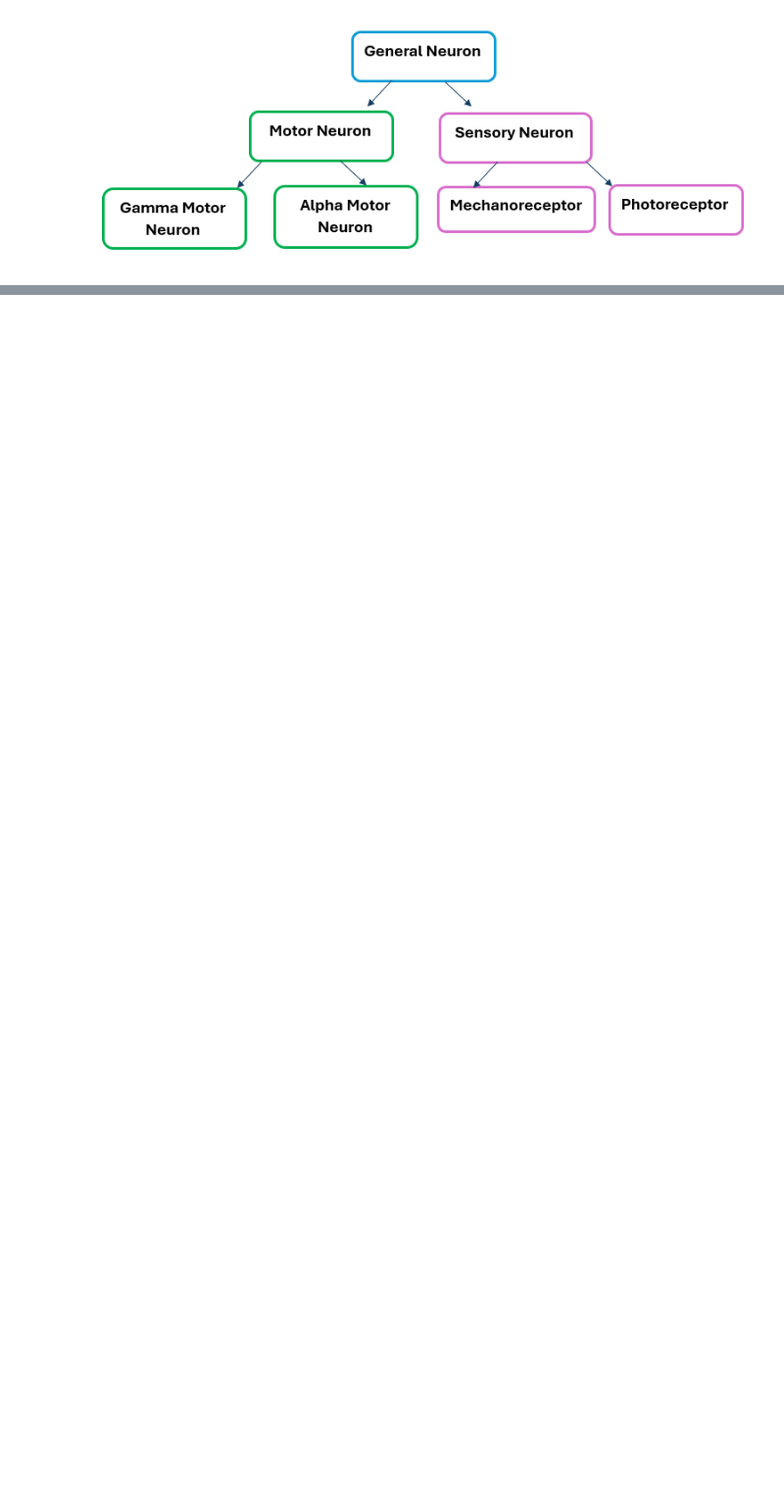
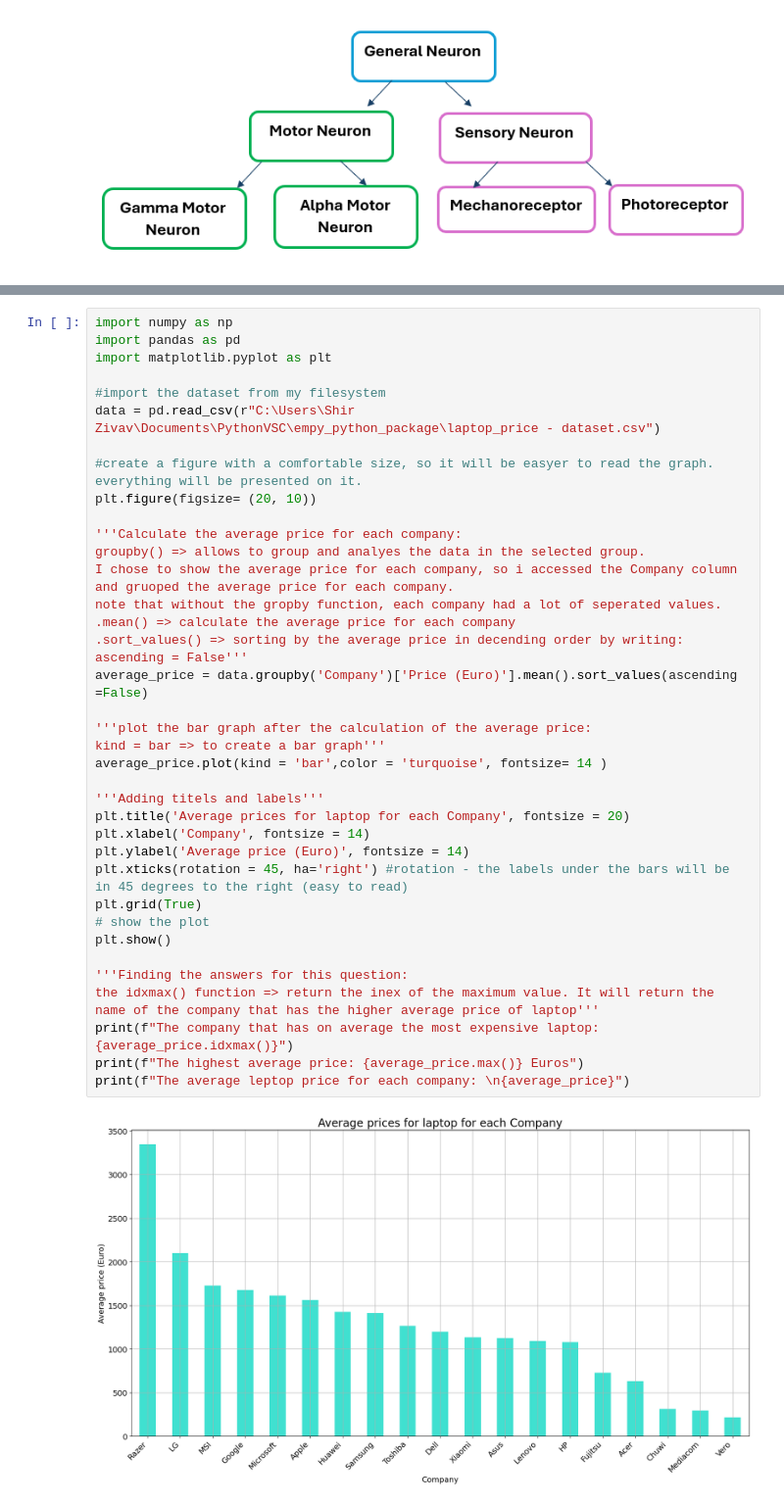
Before and after one commit to ShirZivav/mini_project1, a Jupyter notebook: app_notebook.ipynb, the cells around one changed output, grey strips where cells are left out. Shown at 98% size. Cells and saved outputs as stored; diff of their text form; blank space fills up the shorter version.

```diff
--- a/app_notebook.ipynb
+++ b/app_notebook.ipynb
@@ -164,0 +173,39 @@ plt.plot(signal)
+# %%
+import numpy as np
+import pandas as pd
+import matplotlib.pyplot as plt
+
+#import the dataset from my filesystem
+data = pd.read_csv(r"C:\Users\Shir Zivav\Documents\PythonVSC\empy_python_package\laptop_price - dataset.csv")
+
+#create a figure with a comfortable size, so it will be easyer to read the graph. everything will be presented on it.
+plt.figure(figsize= (20, 10))
+
+'''Calculate the average price for each company:
+groupby() => allows to group and analyes the data in the selected group.
+I chose to show the average price for each company, so i accessed the Company column and gruoped the average price for each company.
+note that without the gropby function, each company had a lot of seperated values.
+.mean() => calculate the average price for each company
+.sort_values() => sorting by the average price in decending order by writing: ascending = False'''
+average_price = data.groupby('Company')['Price (Euro)'].mean().sort_values(ascending =False)
+
+'''plot the bar graph after the calculation of the average price:
+kind = bar => to create a bar graph'''
+average_price.plot(kind = 'bar',color = 'turquoise', fontsize= 14 )
+
+'''Adding titels and labels'''
+plt.title('Average prices for laptop for each Company', fontsize = 20)
+plt.xlabel('Company', fontsize = 14)
+plt.ylabel('Average price (Euro)', fontsize = 14)
+plt.xticks(rotation = 45, ha='right') #rotation - the labels under the bars will be in 45 degrees to the right (easy to read)
+plt.grid(True)
+# show the plot
+plt.show()
+
+'''Finding the answers for this question:
+the idxmax() function => return the inex of the maximum value. It will return the name of the company that has the higher average price of laptop'''
+print(f"The company that has on average the most expensive laptop: {average_price.idxmax()}")
+print(f"The highest average price: {average_price.max()} Euros")
+print(f"The average leptop price for each company: \n{average_price}")
+# %% [output]
+[figure, added]
```
Also changed, not shown: parts of 12 cells of this notebook.
